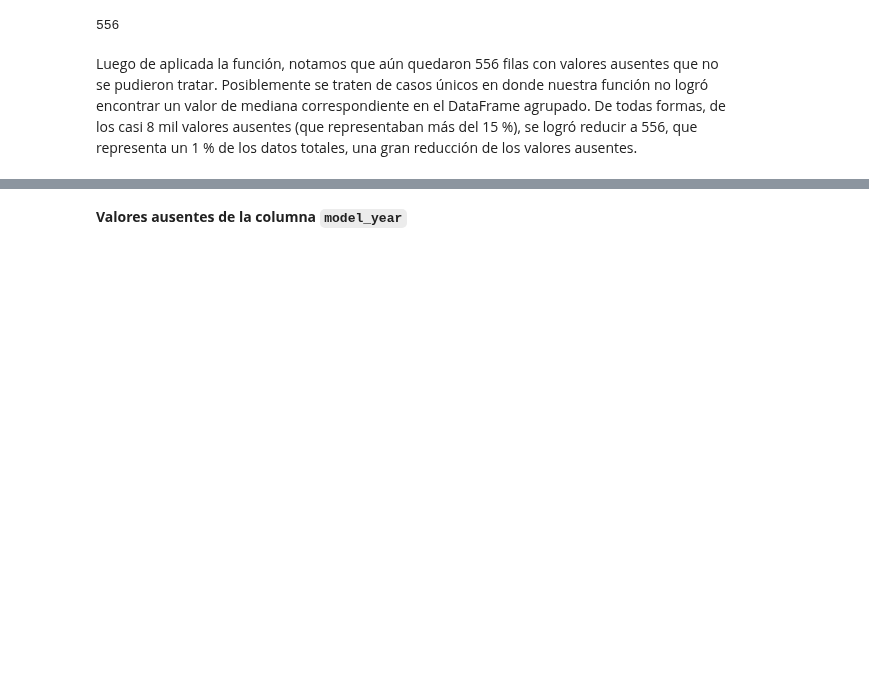
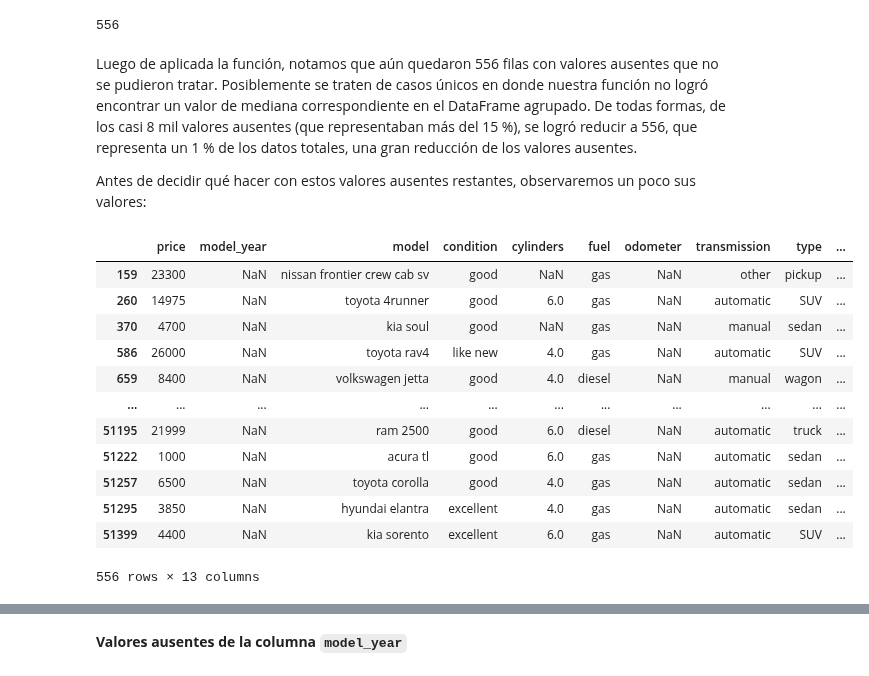
Before and after one commit to ChristianMartinezCaceres/Practicum-portfolio, a Jupyter notebook: 03_vehicle_price_Analysis/vehicle_price_analysis_notebook.ipynb, the cells around one changed output, grey strips where cells are left out. Drawn from its saved outputs; the diff is of its cells as text; code cells hidden in the pictures; blank space fills up the shorter version.

Commit message:
2da version de datos ausentes realizada y datos enriquecidos

```diff
--- a/03_vehicle_price_Analysis/vehicle_price_analysis_notebook.ipynb
+++ b/03_vehicle_price_Analysis/vehicle_price_analysis_notebook.ipynb
@@ -412,3 +412,21 @@ print(cars['odometer'].isna().sum())
 556
 # %% [markdown]
 Luego de aplicada la función, notamos que aún quedaron 556 filas con valores ausentes que no se pudieron tratar. Posiblemente se traten de casos únicos en donde nuestra función no logró encontrar un valor de mediana correspondiente en el DataFrame agrupado. De todas formas, de los casi 8 mil valores ausentes (que representaban más del 15 %), se logró reducir a 556, que representa un 1 % de los datos totales, una gran reducción de los valores ausentes.
+
+Antes de decidir qué hacer con estos valores ausentes restantes, observaremos un poco sus valores:
+# %%
+cars[cars['odometer'].isna()]
+# %% [output]
+|  | price | model_year | model | condition | cylinders | fuel | odometer | transmission | type | ... |
+| 159 | 23300 | NaN | nissan frontier crew cab sv | good | NaN | gas | NaN | other | pickup | ... |
+| 260 | 14975 | NaN | toyota 4runner | good | 6.0 | gas | NaN | automatic | SUV | ... |
+| 370 | 4700 | NaN | kia soul | good | NaN | gas | NaN | manual | sedan | ... |
+| 586 | 26000 | NaN | toyota rav4 | like new | 4.0 | gas | NaN | automatic | SUV | ... |
+| 659 | 8400 | NaN | volkswagen jetta | good | 4.0 | diesel | NaN | manual | wagon | ... |
+| ... | ... | ... | ... | ... | ... | ... | ... | ... | ... | ... |
+| 51195 | 21999 | NaN | ram 2500 | good | 6.0 | diesel | NaN | automatic | truck | ... |
+| 51222 | 1000 | NaN | acura tl | good | 6.0 | gas | NaN | automatic | sedan | ... |
+| 51257 | 6500 | NaN | toyota corolla | good | 4.0 | gas | NaN | automatic | sedan | ... |
+| 51295 | 3850 | NaN | hyundai elantra | excellent | 4.0 | gas | NaN | automatic | sedan | ... |
+| 51399 | 4400 | NaN | kia sorento | excellent | 6.0 | gas | NaN | automatic | SUV | ... |
+556 rows × 13 columns
```
Also changed, not shown: parts of 42 cells of this notebook.
